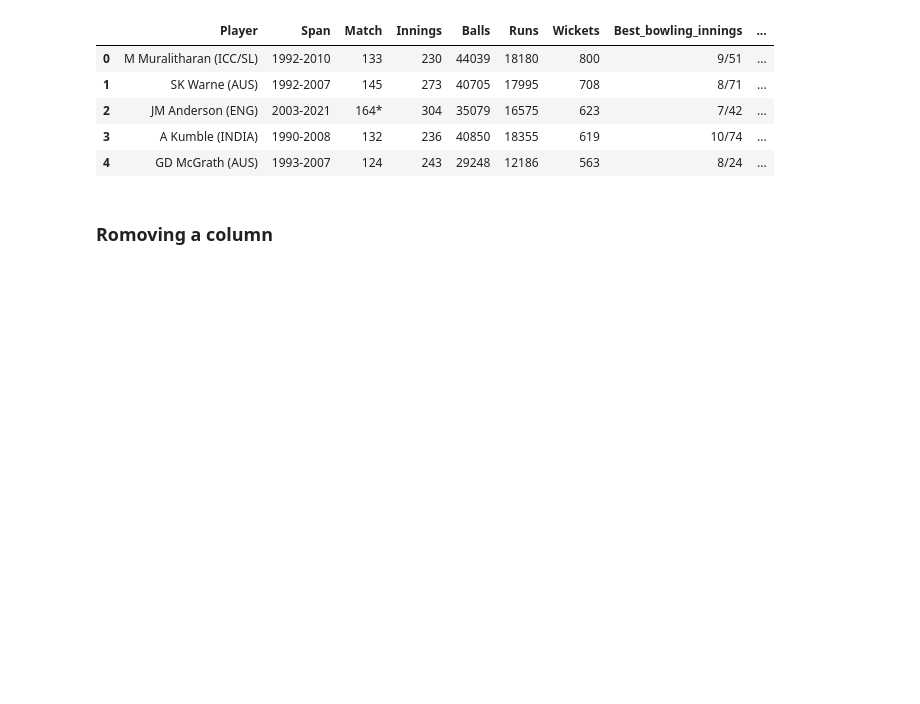
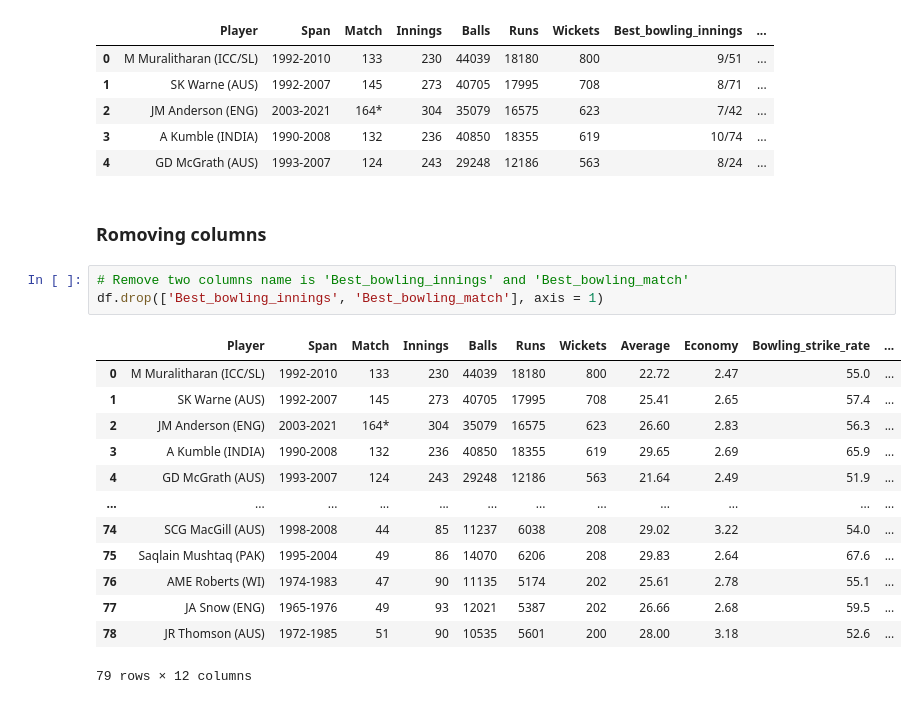
Before and after one commit to kamal-bari/Data_analysis_withPython, a Jupyter notebook: test_cricket_bowlers_analysis.ipynb, the cells around one changed output. Cells and saved outputs as stored; diff of their text form; blank space fills up the shorter version.

```diff
--- a/test_cricket_bowlers_analysis.ipynb
+++ b/test_cricket_bowlers_analysis.ipynb
@@ -117,4 +116,21 @@ display(df.head())
 | 3 | A Kumble (INDIA) | 1990-2008 | 132 | 236 | 40850 | 18355 | 619 | 10/74 | ... |
 | 4 | GD McGrath (AUS) | 1993-2007 | 124 | 243 | 29248 | 12186 | 563 | 8/24 | ... |
 # %% [markdown]
-### Romoving a column
+### Romoving columns
+# %%
+# Remove two columns name is 'Best_bowling_innings' and 'Best_bowling_match'
+df.drop(['Best_bowling_innings', 'Best_bowling_match'], axis = 1)
+# %% [output]
+|  | Player | Span | Match | Innings | Balls | Runs | Wickets | Average | Economy | Bowling_strike_rate | ... |
+| 0 | M Muralitharan (ICC/SL) | 1992-2010 | 133 | 230 | 44039 | 18180 | 800 | 22.72 | 2.47 | 55.0 | ... |
+| 1 | SK Warne (AUS) | 1992-2007 | 145 | 273 | 40705 | 17995 | 708 | 25.41 | 2.65 | 57.4 | ... |
+| 2 | JM Anderson (ENG) | 2003-2021 | 164* | 304 | 35079 | 16575 | 623 | 26.60 | 2.83 | 56.3 | ... |
+| 3 | A Kumble (INDIA) | 1990-2008 | 132 | 236 | 40850 | 18355 | 619 | 29.65 | 2.69 | 65.9 | ... |
+| 4 | GD McGrath (AUS) | 1993-2007 | 124 | 243 | 29248 | 12186 | 563 | 21.64 | 2.49 | 51.9 | ... |
+| ... | ... | ... | ... | ... | ... | ... | ... | ... | ... | ... | ... |
+| 74 | SCG MacGill (AUS) | 1998-2008 | 44 | 85 | 11237 | 6038 | 208 | 29.02 | 3.22 | 54.0 | ... |
+| 75 | Saqlain Mushtaq (PAK) | 1995-2004 | 49 | 86 | 14070 | 6206 | 208 | 29.83 | 2.64 | 67.6 | ... |
+| 76 | AME Roberts (WI) | 1974-1983 | 47 | 90 | 11135 | 5174 | 202 | 25.61 | 2.78 | 55.1 | ... |
+| 77 | JA Snow (ENG) | 1965-1976 | 49 | 93 | 12021 | 5387 | 202 | 26.66 | 2.68 | 59.5 | ... |
+| 78 | JR Thomson (AUS) | 1972-1985 | 51 | 90 | 10535 | 5601 | 200 | 28.00 | 3.18 | 52.6 | ... |
+79 rows × 12 columns
```
Also changed, not shown: parts of 39 cells of this notebook.
